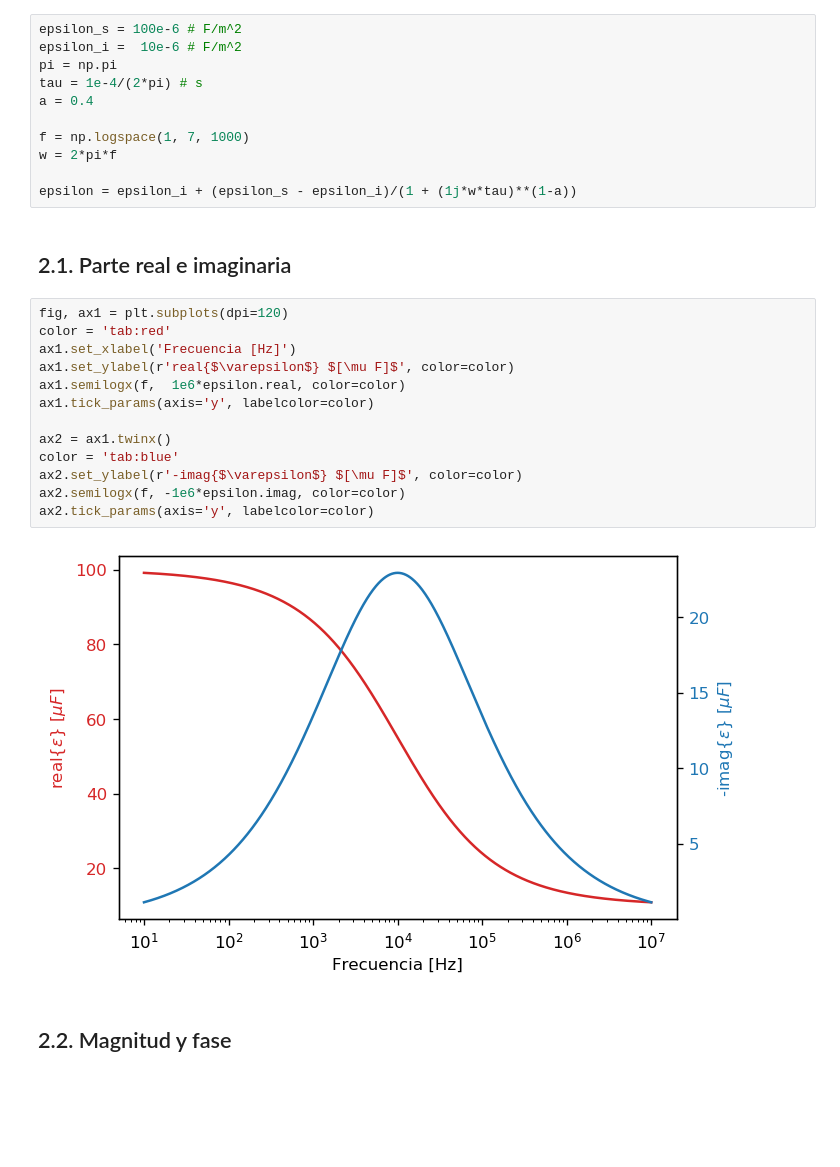
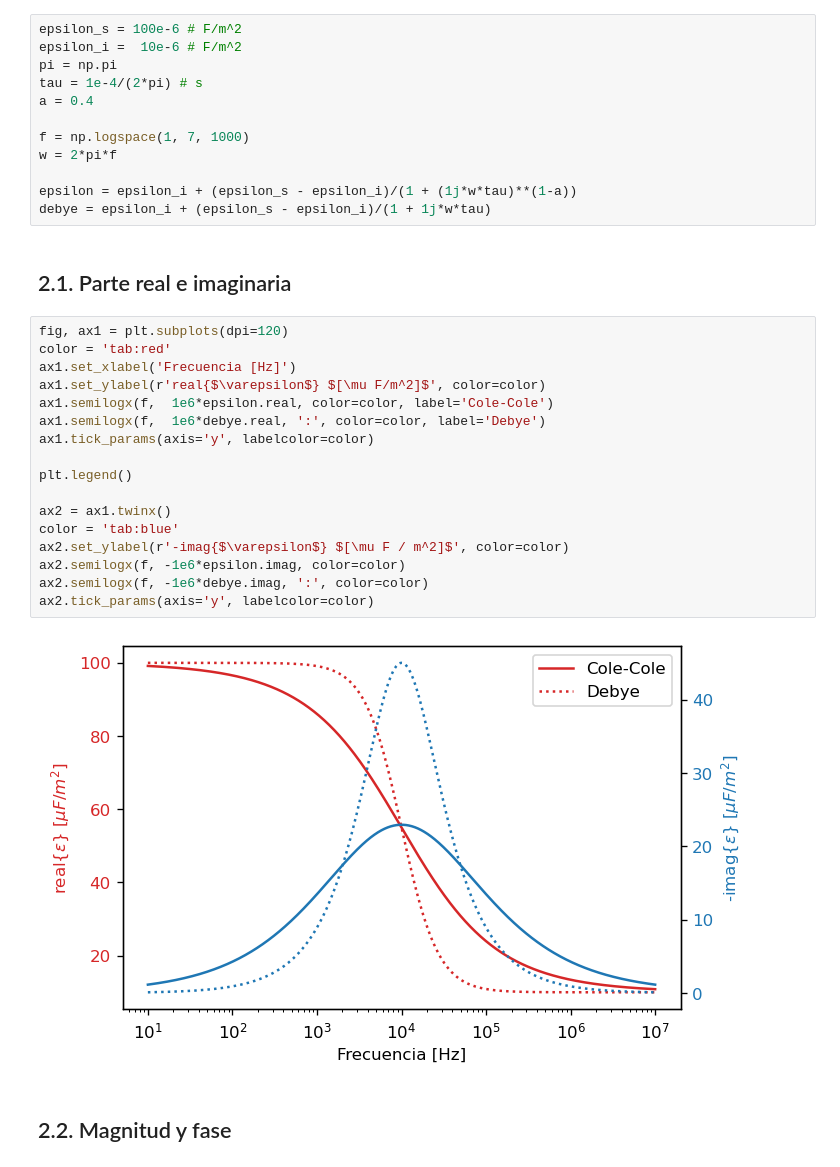
Before and after one commit to davidalejandromiranda/fisicoquimica, a Jupyter notebook: impedancia/ModeloColeCole.ipynb, the cells around one changed output. Saved outputs shown, nothing was run; the diff lists cells and outputs as text; blank space fills up the shorter version.

```diff
--- a/impedancia/ModeloColeCole.ipynb
+++ b/impedancia/ModeloColeCole.ipynb
@@ -23,23 +23,28 @@ f = np.logspace(1, 7, 1000)
 w = 2*pi*f
 
 epsilon = epsilon_i + (epsilon_s - epsilon_i)/(1 + (1j*w*tau)**(1-a))
+debye = epsilon_i + (epsilon_s - epsilon_i)/(1 + 1j*w*tau)
 # %% [markdown]
 ## 2.1. Parte real e imaginaria
 # %%
 fig, ax1 = plt.subplots(dpi=120)
 color = 'tab:red'
 ax1.set_xlabel('Frecuencia [Hz]')
-ax1.set_ylabel(r'real{$\varepsilon$} $[\mu F]$', color=color)
-ax1.semilogx(f,  1e6*epsilon.real, color=color)
+ax1.set_ylabel(r'real{$\varepsilon$} $[\mu F/m^2]$', color=color)
+ax1.semilogx(f,  1e6*epsilon.real, color=color, label='Cole-Cole')
+ax1.semilogx(f,  1e6*debye.real, ':', color=color, label='Debye')
 ax1.tick_params(axis='y', labelcolor=color)
+
+plt.legend()
 
 ax2 = ax1.twinx()
 color = 'tab:blue'
-ax2.set_ylabel(r'-imag{$\varepsilon$} $[\mu F]$', color=color)
+ax2.set_ylabel(r'-imag{$\varepsilon$} $[\mu F / m^2]$', color=color)
 ax2.semilogx(f, -1e6*epsilon.imag, color=color)
+ax2.semilogx(f, -1e6*debye.imag, ':', color=color)
 ax2.tick_params(axis='y', labelcolor=color)
 # %% [output]
-[figure, old version]
+[figure, new version]
 # %% [markdown]
 ## 2.2. Magnitud y fase
 # %%
```
Also changed, not shown: parts of 2 cells of this notebook.
